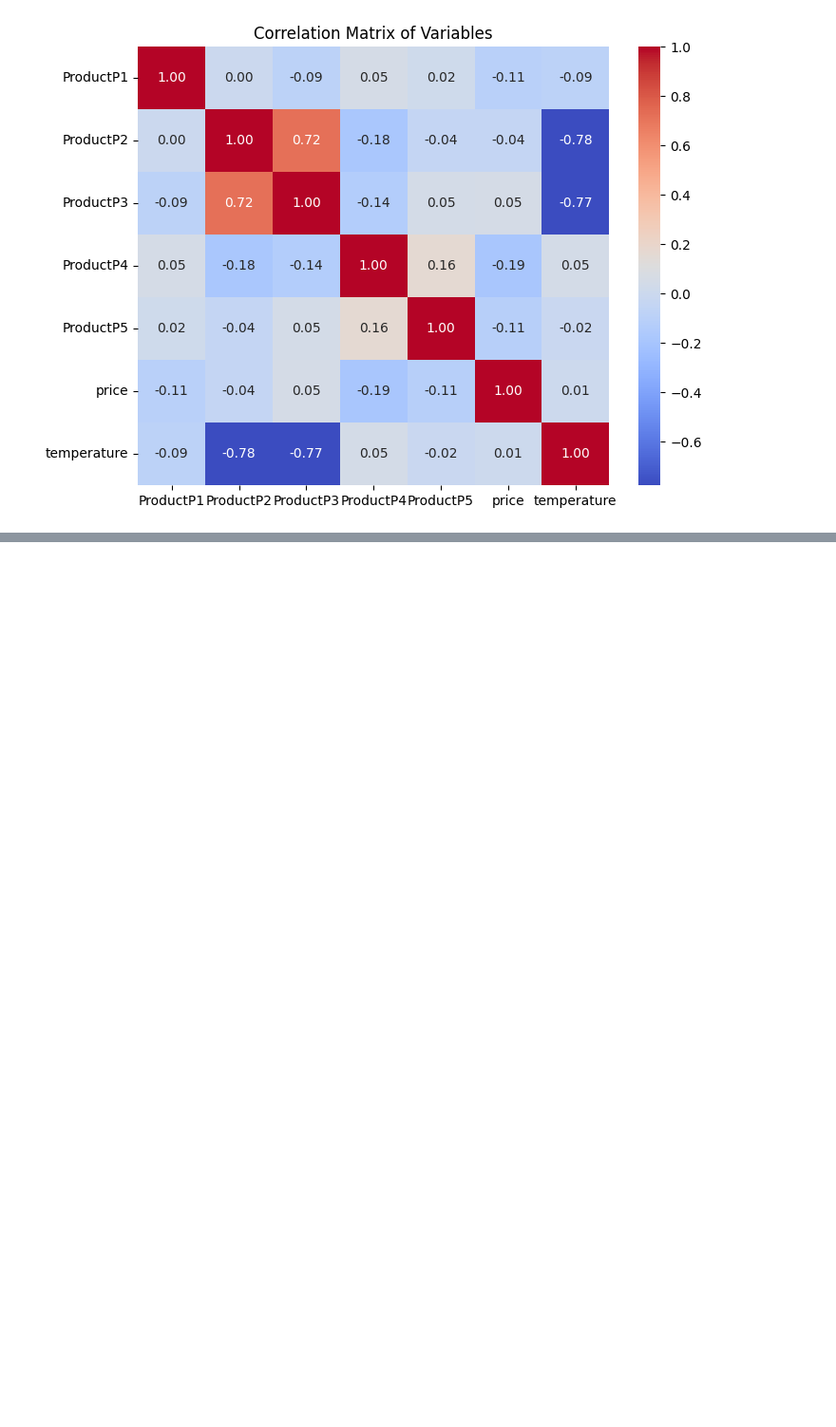
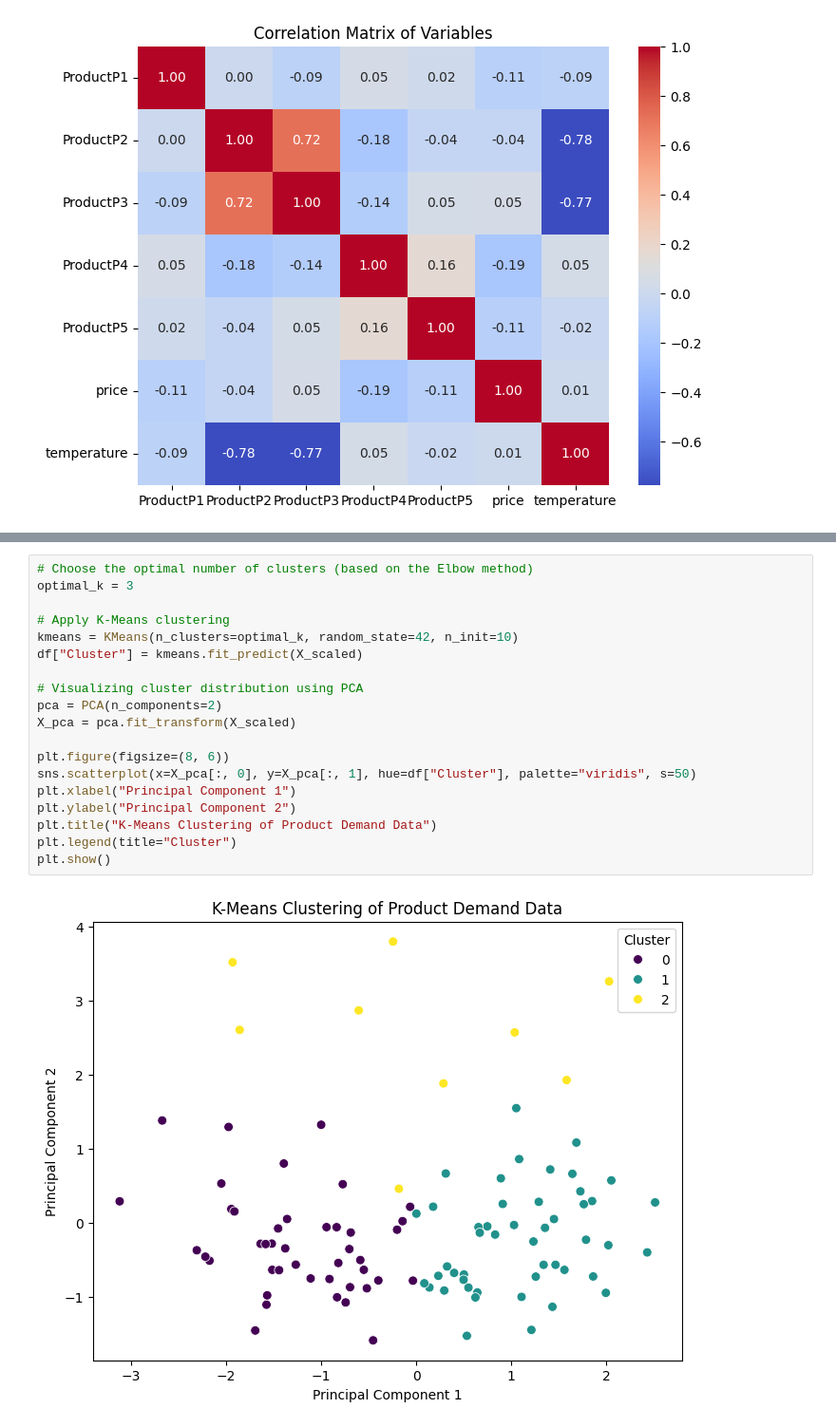
Before and after one commit to Suraj-st/PrinciplesOfDataScience_Group2, a Jupyter notebook: Suraj/TimeSeriesAnalysis.ipynb, the cells around one changed output, grey strips where cells are left out. Shown at 95% size. Drawn from its saved outputs; the diff is of its cells as text; blank space fills up the shorter version.

```diff
--- a/Suraj/TimeSeriesAnalysis.ipynb
+++ b/Suraj/TimeSeriesAnalysis.ipynb
@@ -39,0 +66,21 @@ plt.show()
+# %%
+# Choose the optimal number of clusters (based on the Elbow method)
+optimal_k = 3
+
+# Apply K-Means clustering
+kmeans = KMeans(n_clusters=optimal_k, random_state=42, n_init=10)
+df["Cluster"] = kmeans.fit_predict(X_scaled)
+
+# Visualizing cluster distribution using PCA
+pca = PCA(n_components=2)
+X_pca = pca.fit_transform(X_scaled)
+
+plt.figure(figsize=(8, 6))
+sns.scatterplot(x=X_pca[:, 0], y=X_pca[:, 1], hue=df["Cluster"], palette="viridis", s=50)
+plt.xlabel("Principal Component 1")
+plt.ylabel("Principal Component 2")
+plt.title("K-Means Clustering of Product Demand Data")
+plt.legend(title="Cluster")
+plt.show()
+# %% [output]
+[figure, added]
```
Also changed, not shown: parts of 12 cells of this notebook.
